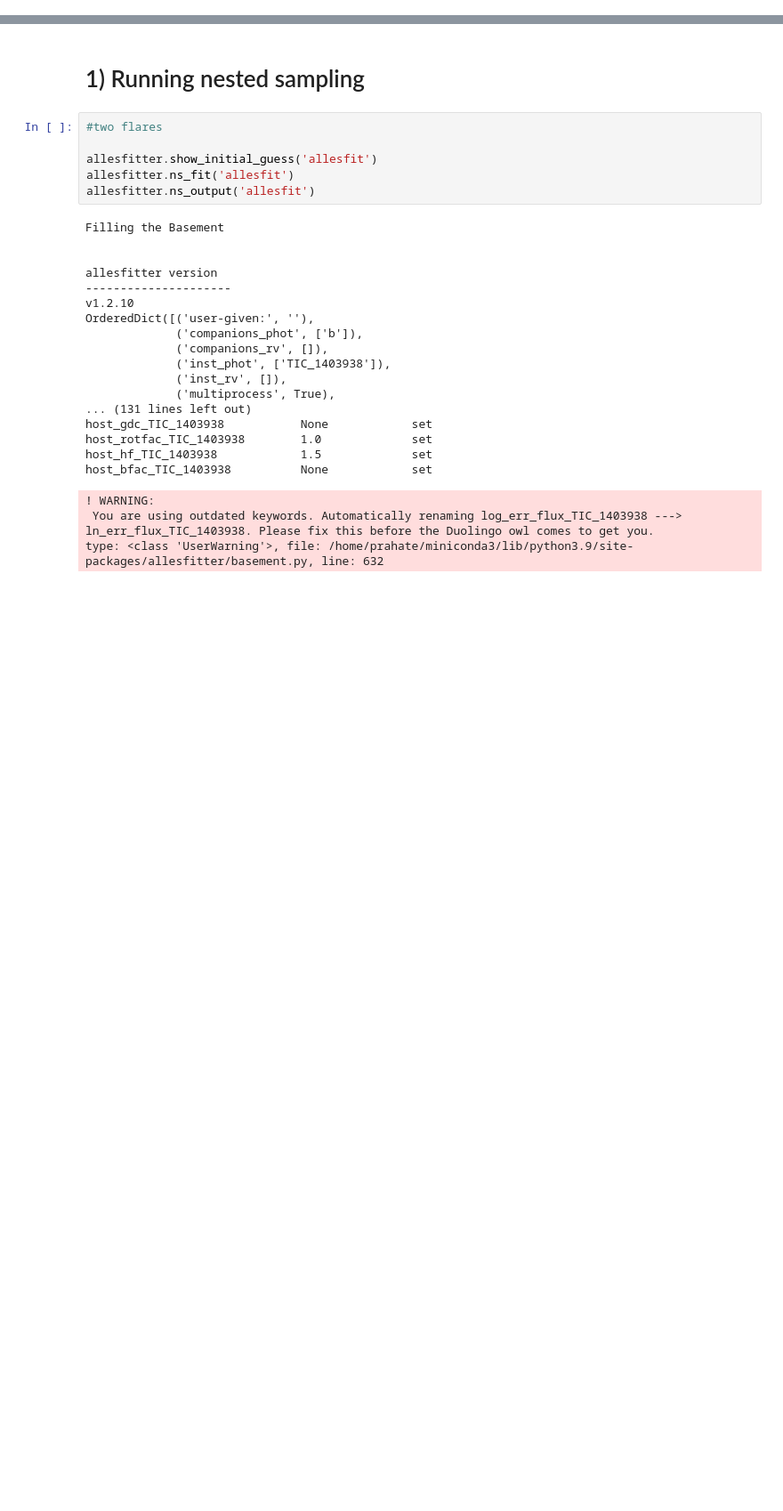
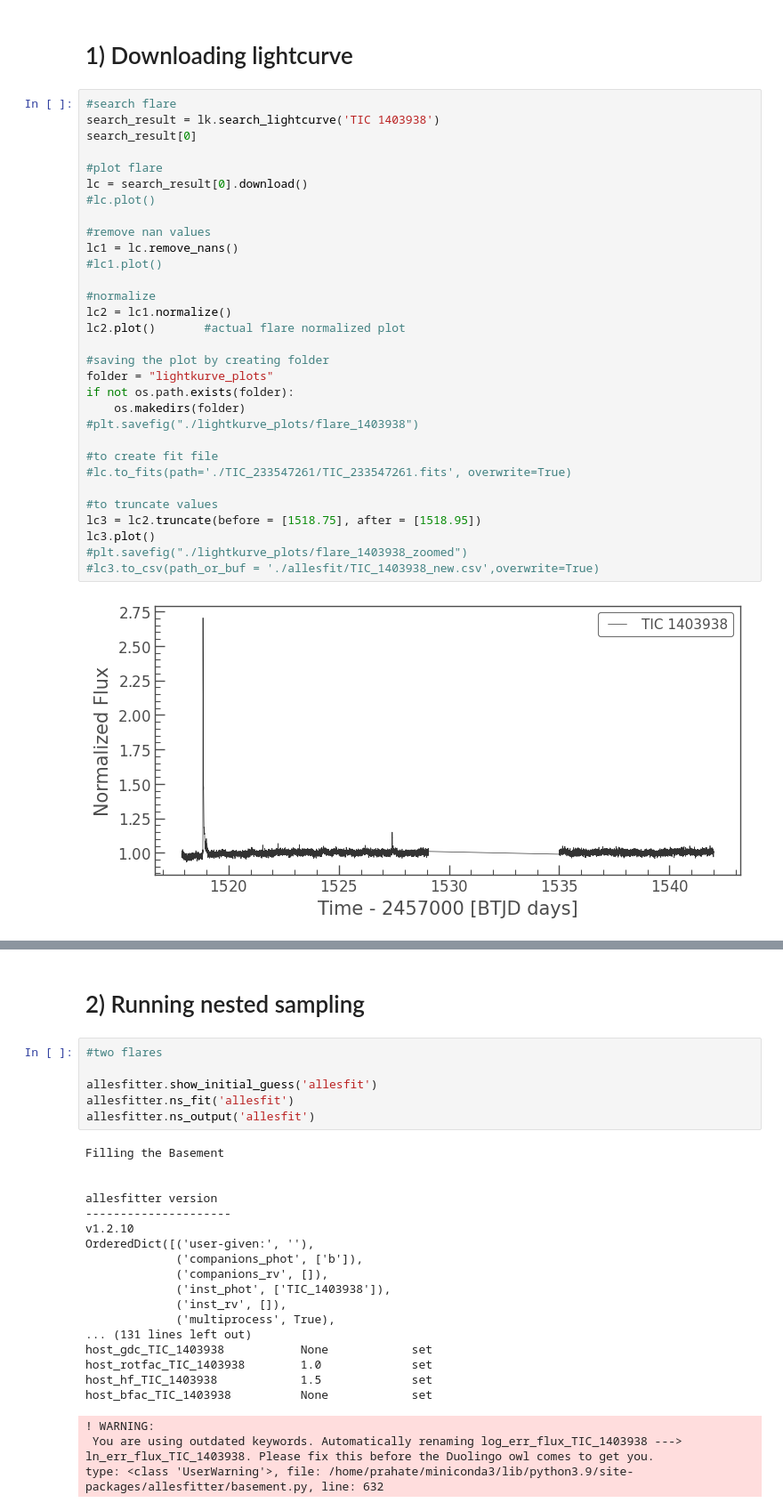
Before and after one commit to Prachi-Rahate/Flare_Leaps, a Jupyter notebook: TIC_1403938_ns_25_july/TIC_1403938_ns_2flares/TIC_1403938_ns.ipynb, the cells around one changed output, grey strips where cells are left out. Shown at 89% size. Saved outputs shown, nothing was run; the diff lists cells and outputs as text; blank space fills up the shorter version.

Commit message:
nested sampling final

```diff
--- a/TIC_1403938_ns_25_july/TIC_1403938_ns_2flares/TIC_1403938_ns.ipynb
+++ b/TIC_1403938_ns_25_july/TIC_1403938_ns_2flares/TIC_1403938_ns.ipynb
@@ -15,0 +17,35 @@ import allesfitter
+# %% [markdown]
+# 1) Downloading lightcurve
+# %%
+#search flare
+search_result = lk.search_lightcurve('TIC 1403938')
+search_result[0]
+
+#plot flare
+lc = search_result[0].download()
+#lc.plot()
+
+#remove nan values
+lc1 = lc.remove_nans()
+#lc1.plot()
+
+#normalize
+lc2 = lc1.normalize()
+lc2.plot()       #actual flare normalized plot
+
+#saving the plot by creating folder
+folder = "lightkurve_plots"
+if not os.path.exists(folder):
+    os.makedirs(folder)
+#plt.savefig("./lightkurve_plots/flare_1403938")
+
+#to create fit file
+#lc.to_fits(path='./TIC_233547261/TIC_233547261.fits', overwrite=True)
+
+#to truncate values
+lc3 = lc2.truncate(before = [1518.75], after = [1518.95])
+lc3.plot()
+#plt.savefig("./lightkurve_plots/flare_1403938_zoomed")
+#lc3.to_csv(path_or_buf = './allesfit/TIC_1403938_new.csv',overwrite=True)
+# %% [output]
+[figure, added]
@@ -16,5 +53,5 @@ import allesfitter
 # %% [markdown]
-# 1) Running nested sampling
+# 2) Running nested sampling
 # %%
 #two flares
 
```
Also changed, not shown: parts of 5 cells of this notebook, 3 other files.
